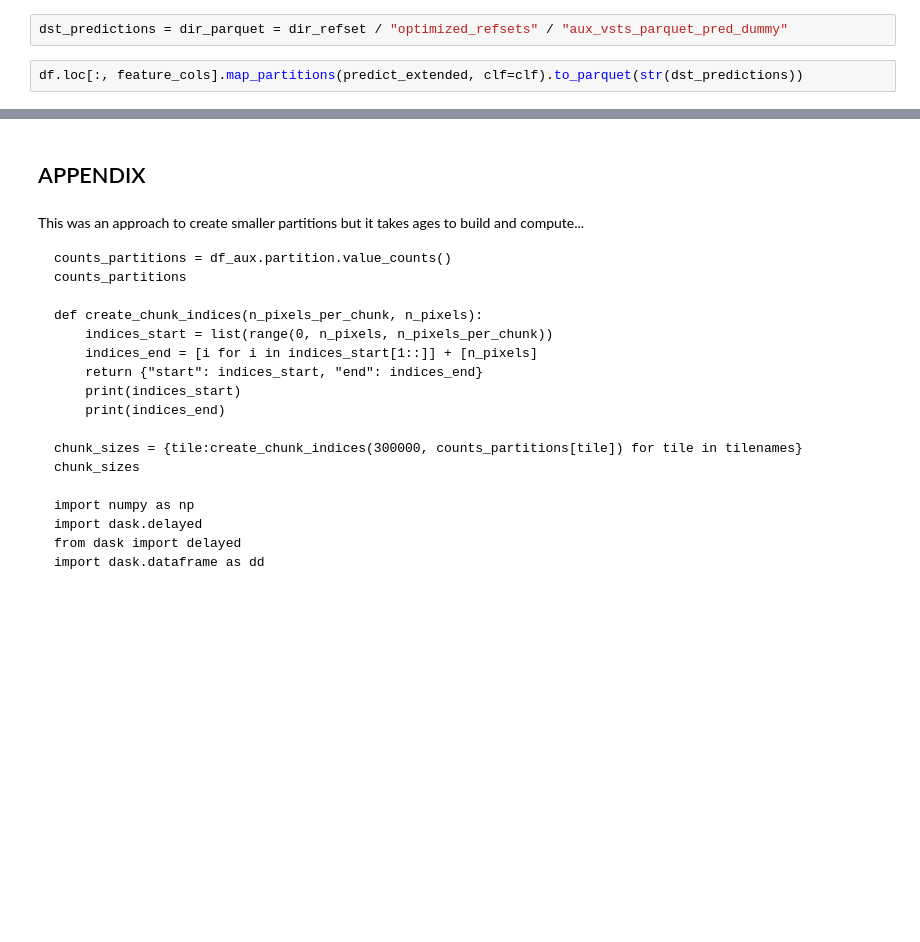
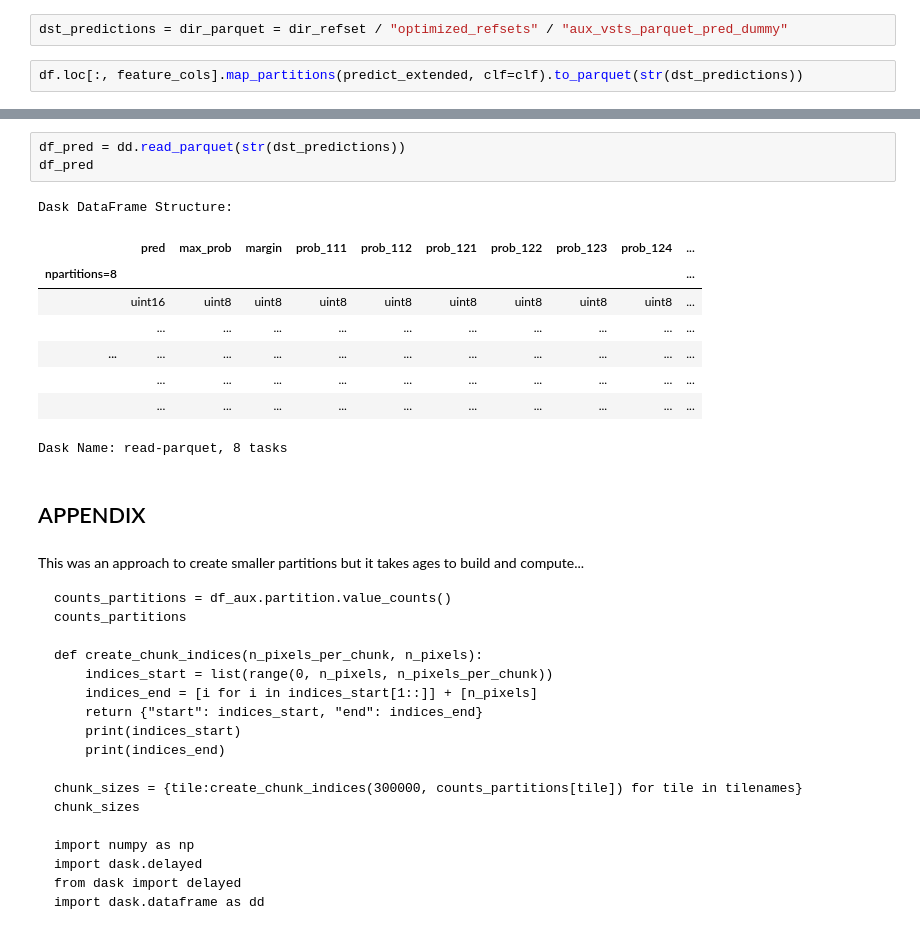
Before and after one commit to benmack/classify-hls, a Jupyter notebook: notebooks/03_processed/03a-p-dev_bm_load_clean_refset.ipynb, the cells around one changed output, grey strips where cells are left out. Drawn from its saved outputs; the diff is of its cells as text; blank space fills up the shorter version.

```diff
--- a/notebooks/03_processed/03a-p-dev_bm_load_clean_refset.ipynb
+++ b/notebooks/03_processed/03a-p-dev_bm_load_clean_refset.ipynb
@@ -444,3 +479,16 @@ df.loc[:, feature_cols].map_partitions(predict_extended, clf=clf).to_parquet(str
+# %%
+df_pred = dd.read_parquet(str(dst_predictions))
+df_pred
+# %% [output]
+Dask DataFrame Structure:
+|  | pred | max_prob | margin | prob_111 | prob_112 | prob_121 | prob_122 | prob_123 | prob_124 | ... |
+| npartitions=8 |  |  |  |  |  |  |  |  |  | ... |
+|  | uint16 | uint8 | uint8 | uint8 | uint8 | uint8 | uint8 | uint8 | uint8 | ... |
+|  | ... | ... | ... | ... | ... | ... | ... | ... | ... | ... |
+| ... | ... | ... | ... | ... | ... | ... | ... | ... | ... | ... |
+|  | ... | ... | ... | ... | ... | ... | ... | ... | ... | ... |
+|  | ... | ... | ... | ... | ... | ... | ... | ... | ... | ... |
+Dask Name: read-parquet, 8 tasks
 # %% [markdown]
 ## APPENDIX
 # %% [markdown]
```
Also changed, not shown: parts of 17 cells of this notebook.
